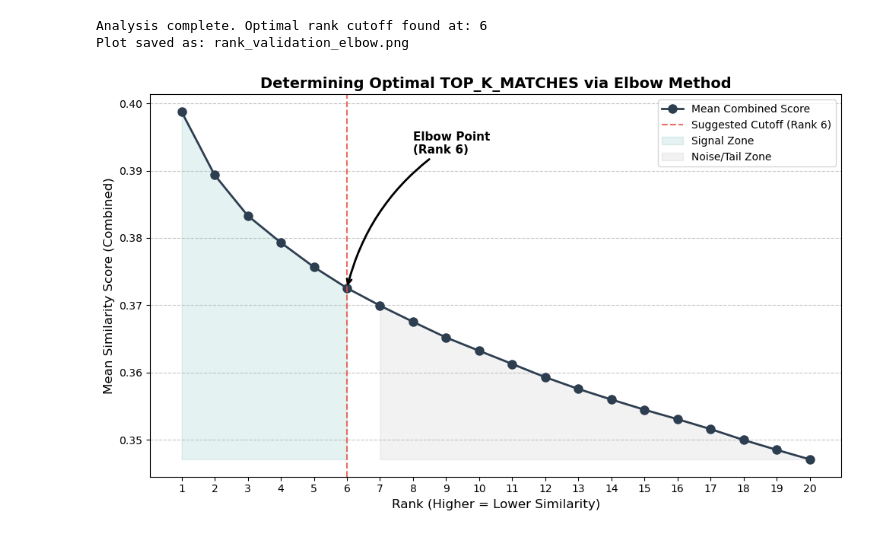
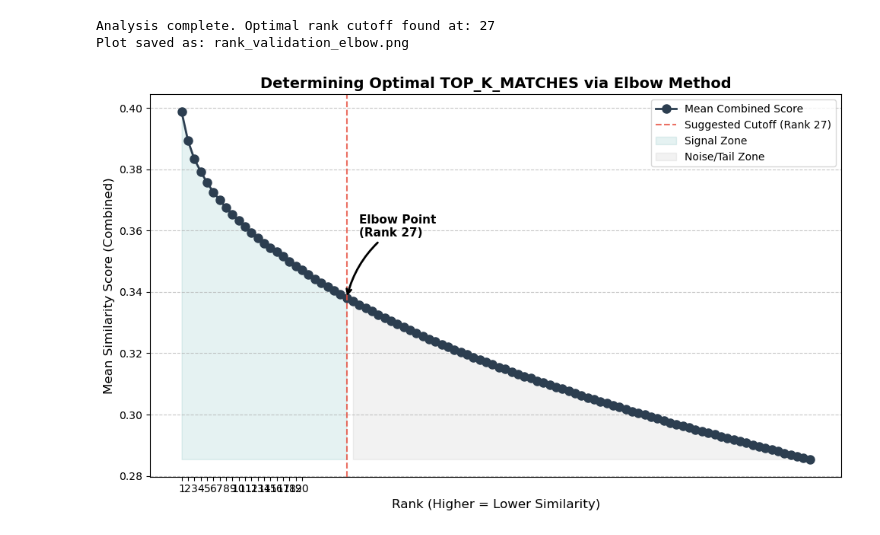
Before and after one commit to Amin-Jarrahi/PhD_Thesis, a Jupyter notebook: chapter_4/code_final/1_1_elbowpoint.ipynb, the cells around one changed output. Saved outputs shown, nothing was run; the diff lists cells and outputs as text; code cells hidden in the pictures.

```diff
--- a/chapter_4/code_final/1_1_elbowpoint.ipynb
+++ b/chapter_4/code_final/1_1_elbowpoint.ipynb
@@ -68,7 +6,7 @@ import matplotlib.pyplot as plt
 # =============================================================================
 # CONFIGURATION
 # =============================================================================
-INPUT_FILE = '20_gene_to_mz_synced_results_v1_analytic_fast/gene_to_mz_top20_matches_all_scores.csv'
+INPUT_FILE = '100_gene_to_mz_synced_results_v1_analytic_fast/gene_to_mz_top100_matches_all_scores.csv'
 SAVE_PLOT = "rank_validation_elbow.png"
 
 def find_elbow_geometric(x, y):
@@ -125,32 +63,32 @@ def run_analysis(file_path):
                      color='teal', alpha=0.1, label='Signal Zone')
     plt.fill_between(ranks, scores.min(), scores, where=(ranks > elbow_rank),
                      color='gray', alpha=0.1, label='Noise/Tail Zone')
 
     # Formatting
     plt.title('Determining Optimal TOP_K_MATCHES via Elbow Method', fontsize=14, fontweight='bold')
     plt.xlabel('Rank (Higher = Lower Similarity)', fontsize=12)
     plt.ylabel('Mean Similarity Score (Combined)', fontsize=12)
     plt.xticks(np.arange(1, 21, 1))
     plt.grid(axis='y', linestyle='--', alpha=0.7)
     plt.legend()
 
     # Annotation
     elbow_score = scores[np.where(ranks == elbow_rank)[0][0]]
     plt.annotate(f'Elbow Point\n(Rank {elbow_rank})',
                  xy=(elbow_rank, elbow_score),
                  xytext=(elbow_rank+2, elbow_score+0.02),
                  arrowprops=dict(arrowstyle='->', connectionstyle='arc3,rad=.2', color='black', lw=2),
                  fontsize=11, fontweight='bold')
 
     plt.tight_layout()
     #plt.savefig(SAVE_PLOT, dpi=300)
     print(f"Analysis complete. Optimal rank cutoff found at: {elbow_rank}")
     print(f"Plot saved as: {SAVE_PLOT}")
     plt.show()
 
 if __name__ == "__main__":
     run_analysis(INPUT_FILE)
 # %% [output]
-Analysis complete. Optimal rank cutoff found at: 6
+Analysis complete. Optimal rank cutoff found at: 27
 Plot saved as: rank_validation_elbow.png
-[figure, old version]
+[figure, new version]
```
Also changed, not shown: parts of 1 cell of this notebook.
